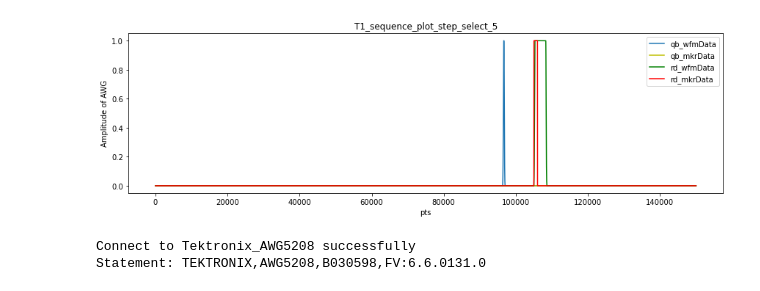
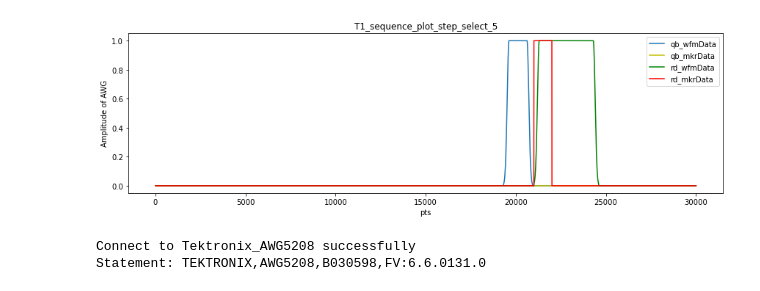
Before and after one commit to NTHU-SQC/Instrument_Control, a Jupyter notebook: Released/documents/measure_notebooks/T1 Sequence.ipynb, the cells around one changed output. Cells and saved outputs as stored; diff of their text form; code cells hidden in the pictures.

```diff
--- a/Released/documents/measure_notebooks/T1 Sequence.ipynb
+++ b/Released/documents/measure_notebooks/T1 Sequence.ipynb
@@ -14,43 +14,43 @@ from instruments.Tektronix_AWG5208.plot_tools import *
 t1seq_obj = Time_Domain_Sequence()
 # define the initial condition for generating a T1-sequence
 
-wfm_amount = 51
-wfm_totlen = 10000*15
+wfm_amount = 401
+wfm_totlen = 10000*3
 gauss_sig = 100
-qubitDrive_delay_time_delta = 2000
+qubitDrive_delay_time_delta = 20
 # pi pulse
-qubitDrive_flat = 55
+qubitDrive_flat = 1000
 qubitDrive_mkrDuration = 0
 qubitDrive_mkr = 'no_mkr'
-readOut_offset =  7000*15
+readOut_offset =  7000*3
 readOut_flat = 3000
 readOut_mkrDuration = 1000
 readOut_mkr = 'mkr1'
 
 # clean the temporary buffer
 store_t1_seq = {}
 # set the initial condition for generating a T1-sequence
 store_t1_seq = t1seq_obj.gen_T1_seq(wfm_amount,
                              wfm_totlen,
                              gauss_sig,
                              qubitDrive_delay_time_delta,
                              qubitDrive_flat,
                              qubitDrive_mkrDuration,
                              qubitDrive_mkr,
                              readOut_offset,
                              readOut_flat,
                              readOut_mkrDuration,
                              readOut_mkr)
 # display the sequence stored structure
 # pp.pprint(store_t1_seq)
 
 # plot the pulse shaping in the specified step
 seq_name = 'T1_sequence'
 step_select = 5
 store_time_domain_seq = store_t1_seq
 plt_qb_rd(seq_name, step_select, store_time_domain_seq)
 # %% [output]
-[figure, old version]
+[figure, new version]
 # %%
 inst_name = 'Tektronix_AWG5208'
 inst_address = 'TCPIP0::192.168.20.43::inst0::INSTR'
```
Also changed, not shown: 5 other files.
